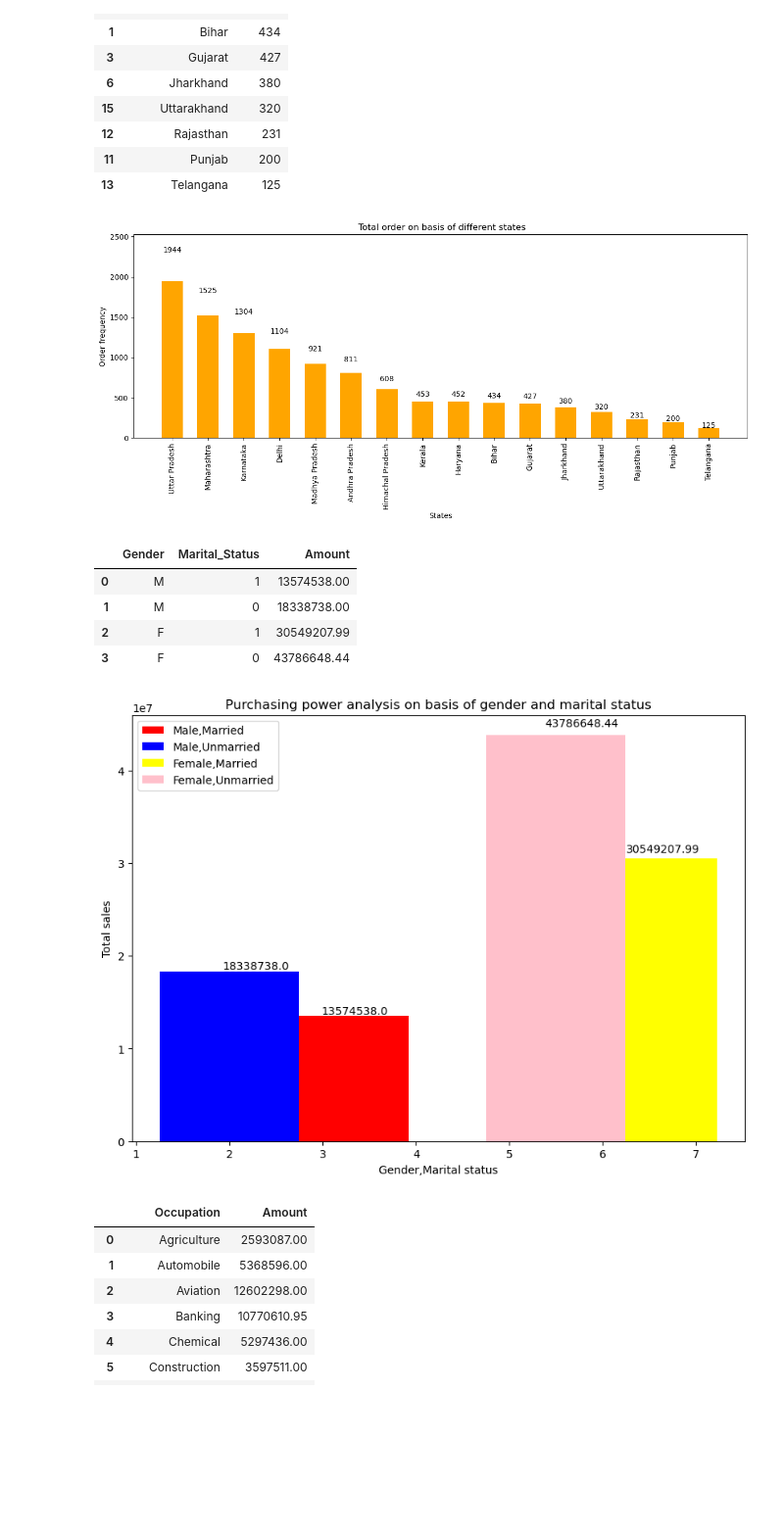
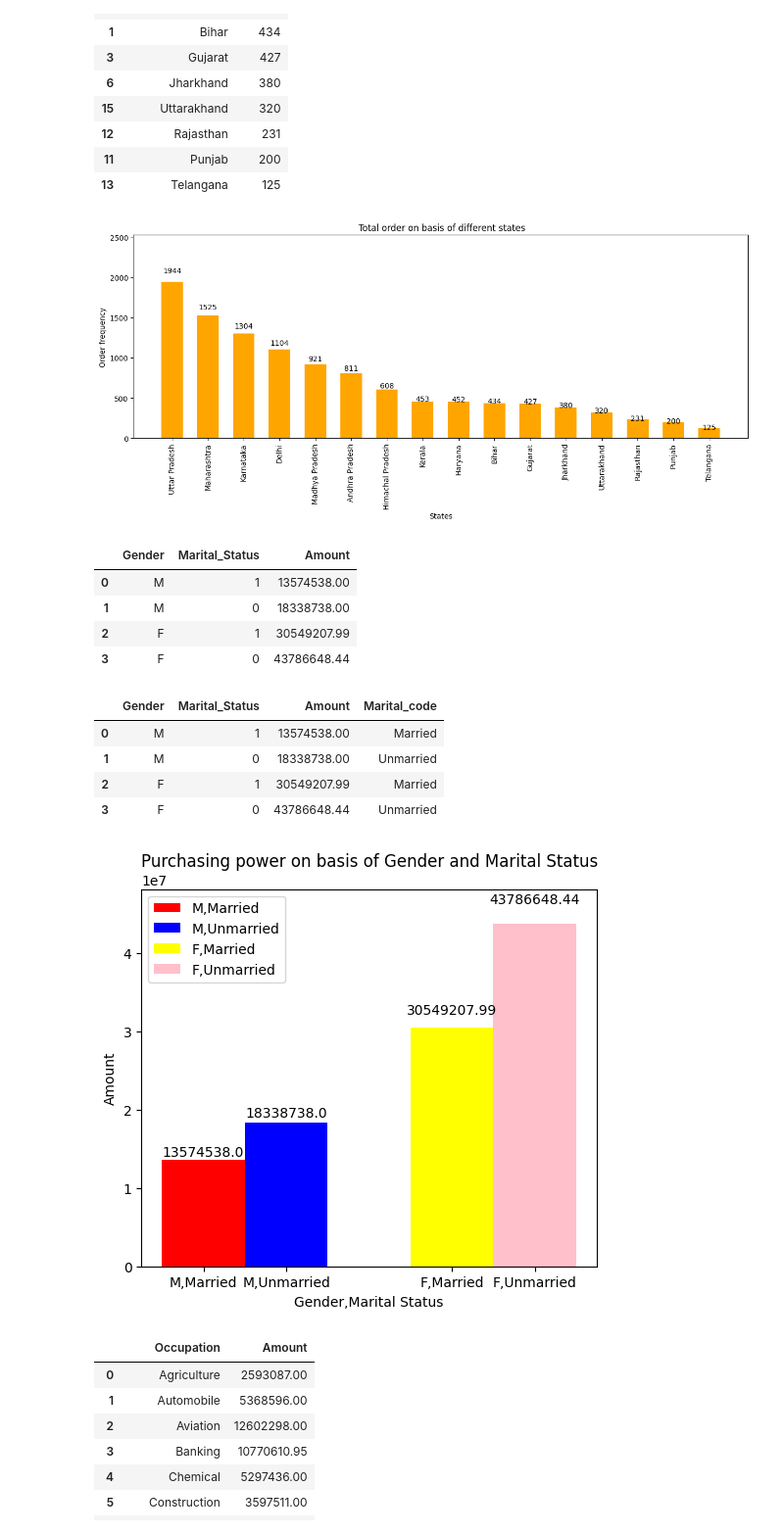
Before and after one commit to jatinrao29/Data-analysis-projects, a Jupyter notebook: Diwali sales analysis using pandas/Diwali project updated.ipynb, the cells around one changed output. Shown at 98% size. Drawn from its saved outputs; the diff is of its cells as text; code cells hidden in the pictures; blank space fills up the shorter version.

```diff
--- a/Diwali sales analysis using pandas/Diwali project updated.ipynb
+++ b/Diwali sales analysis using pandas/Diwali project updated.ipynb
@@ -126,14 +130,15 @@ result3
 | 5 | 51-55 | 8261477.00 |
 | 6 | 55+ | 4080987.00 |
 # %%
+plt.figure(figsize=(6,5))
 colours=["Violet","indigo","blue","green","yellow","orange","red"]
-a=plt.barh(result3["Age Group"],result3["Amount"],color=colours,height=0.6)
-for k in a.patches:
-        plt.annotate(k.get_width(),xy=(k.get_width(),k.get_y()+k.get_height()*1.04),ha="left",va="top")
-
-plt.xlabel("Total Sales")
-plt.ylabel("Age Group")
-plt.title("Purchasing power on basis of age group")
-plt.xlim(0,max(result3["Amount"]*1.3))
+output3=plt.barh(result3["Age Group"],result3["Amount"],label=result3["Age Group"],color=colours,tick_label=result3["Age Group"])
+for k in output3.patches:
+    plt.annotate(k.get_width(),xy=(k.get_width(),k.get_y()+k.get_height()/2),xytext=(k.get_width()*1.02,k.get_y()+k.get_height()/2),ha="left",va="center")
+plt.xlabel("Expenditure")
+plt.ylabel("Age group")
+plt.legend(loc="best")
+plt.title("Purchasing power on basis of Age group")
+plt.xlim(0,int(max(result3["Amount"])*1.4))
 plt.show()
 # %% [output]
@@ -163,7 +168,7 @@ result4
 plt.figure(figsize=(15,5))
 a=plt.bar(result4["State"],result4["Orders"],color="orange",width=0.6)
 for k in a.patches:
-        plt.annotate(k.get_height(),xy=(k.get_x()+k.get_width()/2,k.get_height()*1.2),ha="center",va="center")
+    plt.annotate(k.get_height(),xy=(k.get_x()+k.get_width()/2,k.get_height()),xytext=(k.get_x()+k.get_width()/2,k.get_height()*1.07),ha="center",va="center")
 plt.xlabel("States")
 plt.ylabel("Order frequency")
 plt.xticks(rotation="vertical")
@@ -171,7 +176,7 @@ plt.title(" Total order on basis of different states")
 plt.ylim(0,max(result4["Orders"])*1.3)
 plt.show()
 # %% [output]
-[figure, old version]
+[figure, new version]
 # %%
 result5=df.groupby(["Gender","Marital_Status"])["Amount"].sum().sort_values(ascending=True,inplace=False).reset_index(drop=False,inplace=False)
 result5
@@ -181,25 +186,37 @@ result5
 | 1 | M | 0 | 18338738.00 |
 | 2 | F | 1 | 30549207.99 |
 | 3 | F | 0 | 43786648.44 |
+# %%
+l={0:"Unmarried",1:"Married"}
+result5["Marital_code"]=result5["Marital_Status"].map(l)
+result5
+# %% [output]
+|  | Gender | Marital_Status | Amount | Marital_code |
+| 0 | M | 1 | 13574538.00 | Married |
+| 1 | M | 0 | 18338738.00 | Unmarried |
+| 2 | F | 1 | 30549207.99 | Married |
+| 3 | F | 0 | 43786648.44 | Unmarried |
 # %%
-plt.figure(figsize=(10,7))
-for i in range(df.shape[0]):
-    a=plt.bar(int(result5.shape[0])-1,result5["Amount"][i],label=["Male,Married"],color="red",width=1.85)
-    b=plt.bar(int(result5.shape[0])-2,result5["Amount"][i+1],label=["Male,Unmarried"],color="blue",width=1.49)
-    c=plt.bar(int(result5.shape[0])+2.3,result5["Amount"][i+2],label=["Female,Married"],color="Yellow",width=1.85)
-    d=plt.bar(int(result5.shape[0])+1.5,result5["Amount"][i+3],label=["Female,Unmarried"],color="pink",width=1.49)
+plt.figure(figsize=(6,5))
+for i in range(result5.shape[0]):
+    a=plt.bar(int(result5.shape[0])-3,result5["Amount"].values[i],label=result5["Gender"].values[i]+","+result5["Marital_code"].values[i],color="red",width=1)
+    b=plt.bar(int(result5.shape[0])-2,result5["Amount"].values[i+1],label=result5["Gender"].values[i+1]+","+result5["Marital_code"].values[i+1],color="blue",width=1)
+    c=plt.bar(int(result5.shape[0]),result5["Amount"].values[i+2],label=result5["Gender"].values[i+2]+","+result5["Marital_code"].values[i+2],color="yellow",width=1)
+    d=plt.bar(int(result5.shape[0])+1,result5["Amount"].values[i+3],label=result5["Gender"].values[i+3]+","+result5["Marital_code"].values[i+3],color="pink",width=1)
     break
 for j in [a,b,c,d]:
     for k in j.patches:
-        plt.annotate(k.get_height(),xy=(k.get_x()+k.get_width()/1.457,k.get_height()*1.03),ha="center",va="center")
+         plt.annotate(k.get_height(),xy=(k.get_x()+k.get_width()/2,k.get_height()),xytext=(k.get_x()+k.get_width()/2,k.get_height()*1.07),ha="center",va="center")
 
-plt.xlabel("Gender,Marital status")
-plt.ylabel("Total sales")
+plt.xlabel("Gender,Marital Status")
+plt.ylabel("Amount")
 plt.legend(loc="best")
-plt.title("Purchasing power analysis on basis of gender and marital status")
+plt.ylim(0,int(max(result5["Amount"])*1.1))
+plt.xticks(np.array([1,2,4,5]),result5["Gender"]+","+result5["Marital_code"])
+plt.title("Purchasing power on basis of Gender and Marital Status")
 plt.show()
 # %% [output]
-[figure, old version]
+[figure, new version]
 # %%
 result6=df.groupby("Occupation")["Amount"].sum().reset_index(drop=False,inplace=False)
 result6
```
Also changed, not shown: parts of 6 cells of this notebook, 9 other files.
